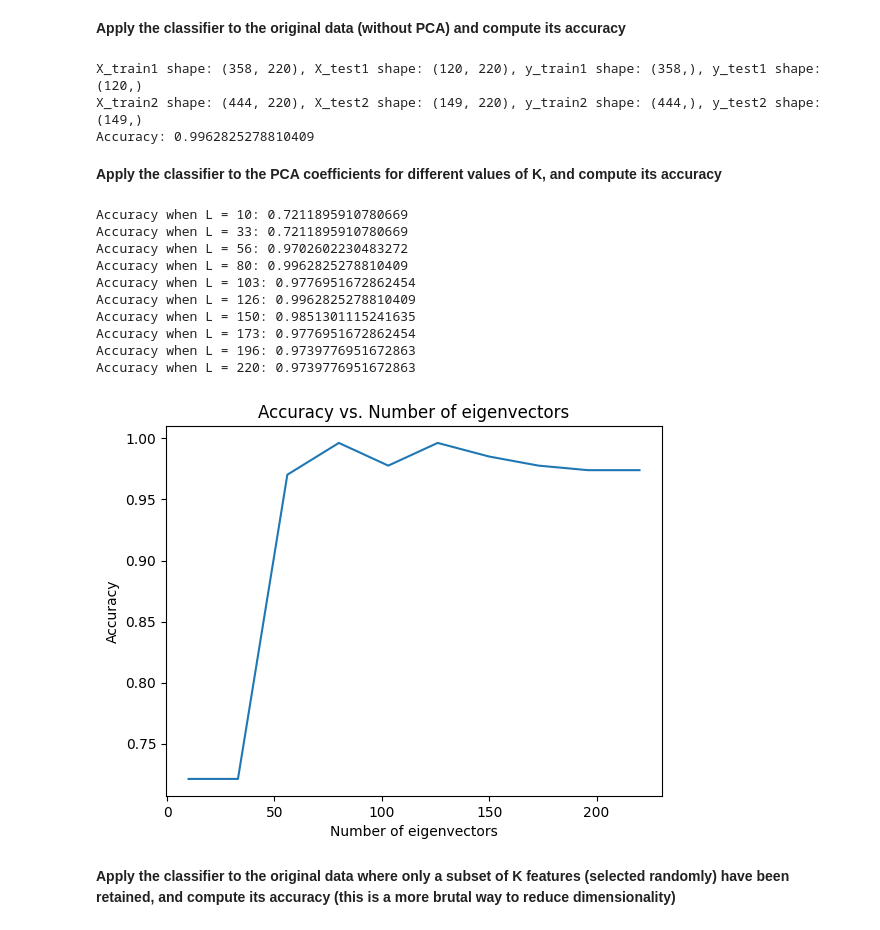
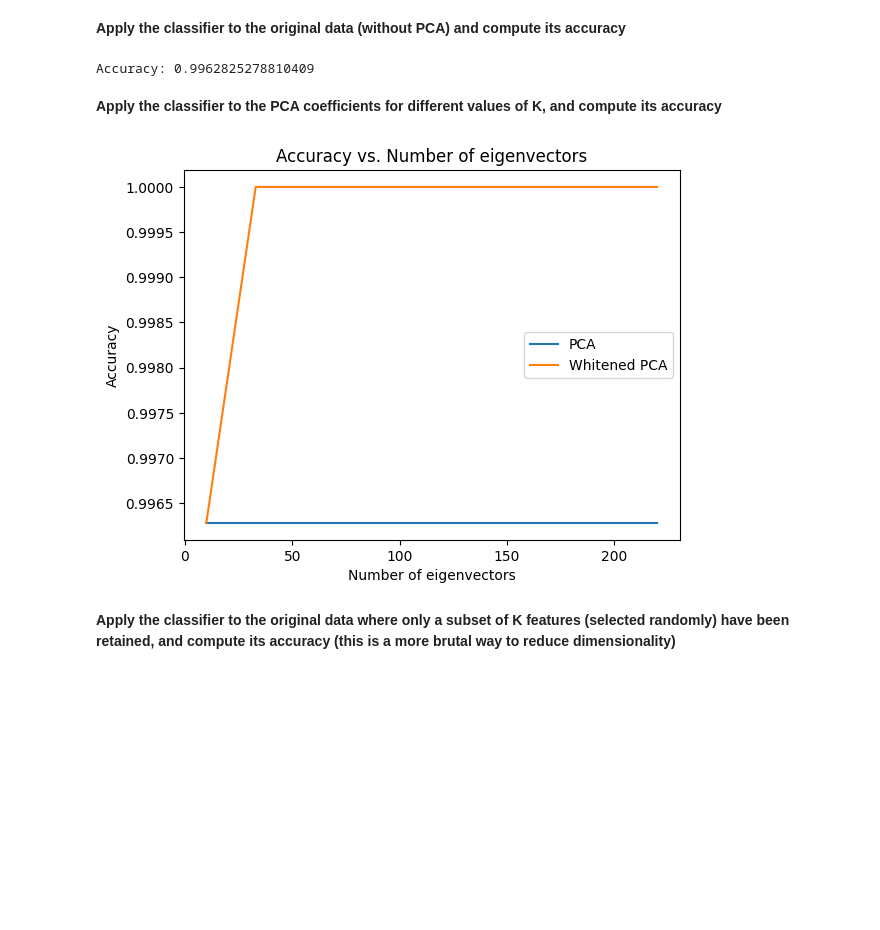
Before and after one commit to CavaWasTaken/SL-NN, a Jupyter notebook: Lab3/Lab3/Lab3.ipynb, the cells around one changed output. Drawn from its saved outputs; the diff is of its cells as text; code cells hidden in the pictures; blank space fills up the shorter version.

```diff
--- a/Lab3/Lab3/Lab3.ipynb
+++ b/Lab3/Lab3/Lab3.ipynb
@@ -267,8 +267,6 @@ from sklearn.model_selection import train_test_split
 # we split the dataset in training and testing data
 X_train1, X_test1, y_train1, y_test1 = train_test_split(class1, class1_gt, test_size=0.25, random_state=42)
 X_train2, X_test2, y_train2, y_test2 = train_test_split(class2, class2_gt, test_size=0.25, random_state=42)
-print(f'X_train1 shape: {X_train1.shape}, X_test1 shape: {X_test1.shape}, y_train1 shape: {y_train1.shape}, y_test1 shape: {y_test1.shape}')
-print(f'X_train2 shape: {X_train2.shape}, X_test2 shape: {X_test2.shape}, y_train2 shape: {y_train2.shape}, y_test2 shape: {y_test2.shape}')
 
 # we combine the data of the two classes
 X_train = np.vstack((X_train1, X_train2))
@@ -282,74 +280,82 @@ mu_1 = np.mean(X_train2, axis=0)  # mean of the training data for class 1
 
 w = mu_1 - mu_0   # calculate the weights
 x_0 = 0.5 * (mu_0 + mu_1)  # calculate the threshold
-
-def classify(x):
-    return 1 if np.dot(w, x - x_0) > 0 else 0
-
-y_pred = np.array([classify(x) for x in X_test])
+y_pred = np.sign(np.dot(X_test - x_0, w))  # predict the class of the testing data (-1 is class 0, 1 is class 1)
+y_pred = ((y_pred + 1) / 2).astype(int)
 
 accuracy = np.mean(y_pred == y_test)  # calculate the accuracy
 print(f'Accuracy: {accuracy}')
 # %% [output]
-X_train1 shape: (358, 220), X_test1 shape: (120, 220), y_train1 shape: (358,), y_test1 shape: (120,)
-X_train2 shape: (444, 220), X_test2 shape: (149, 220), y_train2 shape: (444,), y_test2 shape: (149,)
 Accuracy: 0.9962825278810409
 # %% [markdown]
 **Apply the classifier to the PCA coefficients for different values of K, and compute its accuracy**
 # %%
 #Insert code Here
 L = np.linspace(10, 220, 10, dtype=int)  # number of eigenvectors to keep
-accuracy = np.zeros(len(L))  # store the accuracy for each L
+accuracy_PCA = np.zeros(len(L))  # store the accuracy for each L
+accuracy_PCA_whitened = np.zeros(len(L))  # store the accuracy for each L
 
 mean = np.mean(X_train, axis=0)    # returns the mean vector of the data (mean for each band)
 standard_deviation = np.std(X_train, axis=0)  # returns the standard deviation of the data (std for each band)
-X_train_centered = (X_train - mean)/standard_deviation  # for each pixel, subtract the mean of the data for that band
-X_test_centered = (X_test - mean)/standard_deviation  # for each pixel, subtract the mean of the data for that band
+X_train_centered = (X_train - mean)  # for each pixel, subtract the mean of the data for that band
+X_test_centered = (X_test - mean)  # for each pixel, subtract the mean of the data for that band
 
 cov_matrix = np.cov(X_train_centered.T) # covariance matrix evaluated on the centered dataset
 v, w = LA.eig(cov_matrix) # extract the eigenvalues (v) and eigenvectors (w) from the covariance matrix
-cov_matrix = np.identity(X_train_centered.shape[1]) * v  # whitening the data
-v, w = LA.eig(cov_matrix)   # PCA with the whitened data
 idx = np.argsort(v)[::-1]   # sort eigenvalues in descending order and remember the indexes
 v = v[idx]  # sort eigenvalues
 w = w[:, idx]   # sort eigenvectors
-X_train_pca = [None] * len(L)  # store the reduced training dataset
-X_test_pca = [None] * len(L)  # store the reduced testing dataset
 
 for i, l in enumerate(L):   # perform PCA with different number of eigenvectors extracted
-    W = w[:, :l]  # select the first l eigenvectors
-    X_train_pca[i] = np.dot(X_train_centered, W)  # X_pca = centered * W
-    X_test_pca[i] = np.dot(X_test_centered, W)  # X_pca = centered * W
+    W = w[:, :l]  # select the first l
+    lambda_ = np.diag(v[:l])  # select the first l eigenvalues and build a diagonal matrix
 
-    mu_0 = np.mean(X_train_pca[i][y_train == 0], axis=0)  # mean of the training data for class 0
-    mu_1 = np.mean(X_train_pca[i][y_train == 1], axis=0)  # mean of the training data for class 1
+    # apply PCA
+    X_train_pca = np.dot(X_train_centered, W)  # X_pca = centered * W
+    X_test_pca = np.dot(X_test_centered, W)  # X_pca = centered * W
+
+    # apply whitening
+    # whitening_matrix = np.dot(np.linalg.inv(np.sqrt(lambda_)) , W.T)  # calculate the whitened matrix
+    X_train_pca_whitened = np.dot(X_train_pca, np.linalg.inv(np.sqrt(lambda_)))  # apply the whitening to the training data
+    X_test_pca_whitened = np.dot(X_test_pca, np.linalg.inv(np.sqrt(lambda_)))  # apply the whitening to the testing data
+
+    # apply LDA on basic PCA
+    mu_0 = np.mean(X_train_pca[y_train == 0], axis=0)  # mean of the training data for class 0
+    mu_1 = np.mean(X_train_pca[y_train == 1], axis=0)  # mean of the training data for class 1
 
     x_0 = 0.5 * (mu_0 + mu_1)
     weights= mu_1 - mu_0
 
-    y_pred = np.sign(np.dot((X_test_pca[i] - x_0), weights))  # predict the class of the testing data
+    # LDA prediction on basic PCA
+    y_pred = np.sign(np.dot((X_test_pca - x_0), weights))  # predict the class of the testing data
     y_pred = ((y_pred + 1) / 2).astype(int)  # convert the prediction to 0 and 1
 
-    accuracy[i] = np.mean(y_pred == y_test)  # calculate the accuracy
-    print(f'Accuracy when L = {l}: {accuracy[i]}')
+    # LDA accuracy on basic PCA
+    accuracy_PCA[i] = np.mean(y_pred == y_test)  # calculate the accuracy
 
-plt.plot(L, accuracy)
+    # apply LDA on whitened PCA
+    mu_0 = np.mean(X_train_pca_whitened[y_train == 0], axis=0)  # mean of the training data for class 0
+    mu_1 = np.mean(X_train_pca_whitened[y_train == 1], axis=0)  # mean of the training data for class 1
+
+    x_0 = 0.5 * (mu_0 + mu_1)
+    weights= mu_1 - mu_0
+
+    # LDA prediction on whitened PCA
+    y_pred = np.sign(np.dot((X_test_pca_whitened - x_0), weights))  # predict the class of the testing data
+    y_pred = ((y_pred + 1) / 2).astype(int)  # convert the prediction to 0 and 1
+
+    # LDA accuracy on whitened PCA
+    accuracy_PCA_whitened[i] = np.mean(y_pred == y_test)  # calculate the accuracy
+
+plt.plot(L, accuracy_PCA, label='PCA')
+plt.plot(L, accuracy_PCA_whitened, label='Whitened PCA')
 plt.xlabel('Number of eigenvectors')
 plt.ylabel('Accuracy')
 plt.title('Accuracy vs. Number of eigenvectors')
+plt.legend()
 plt.show()
 # %% [output]
-Accuracy when L = 10: 0.7211895910780669
-Accuracy when L = 33: 0.7211895910780669
-Accuracy when L = 56: 0.9702602230483272
-Accuracy when L = 80: 0.9962825278810409
-Accuracy when L = 103: 0.9776951672862454
-Accuracy when L = 126: 0.9962825278810409
-Accuracy when L = 150: 0.9851301115241635
-Accuracy when L = 173: 0.9776951672862454
-Accuracy when L = 196: 0.9739776951672863
-Accuracy when L = 220: 0.9739776951672863
-[figure, old version]
+[figure, new version]
 # %% [markdown]
 **Apply the classifier to the original data where only a subset of K features (selected randomly) have been retained, and compute its accuracy (this is a more brutal way to reduce dimensionality)**
 # %%
```
Also changed, not shown: parts of 2 cells of this notebook.
